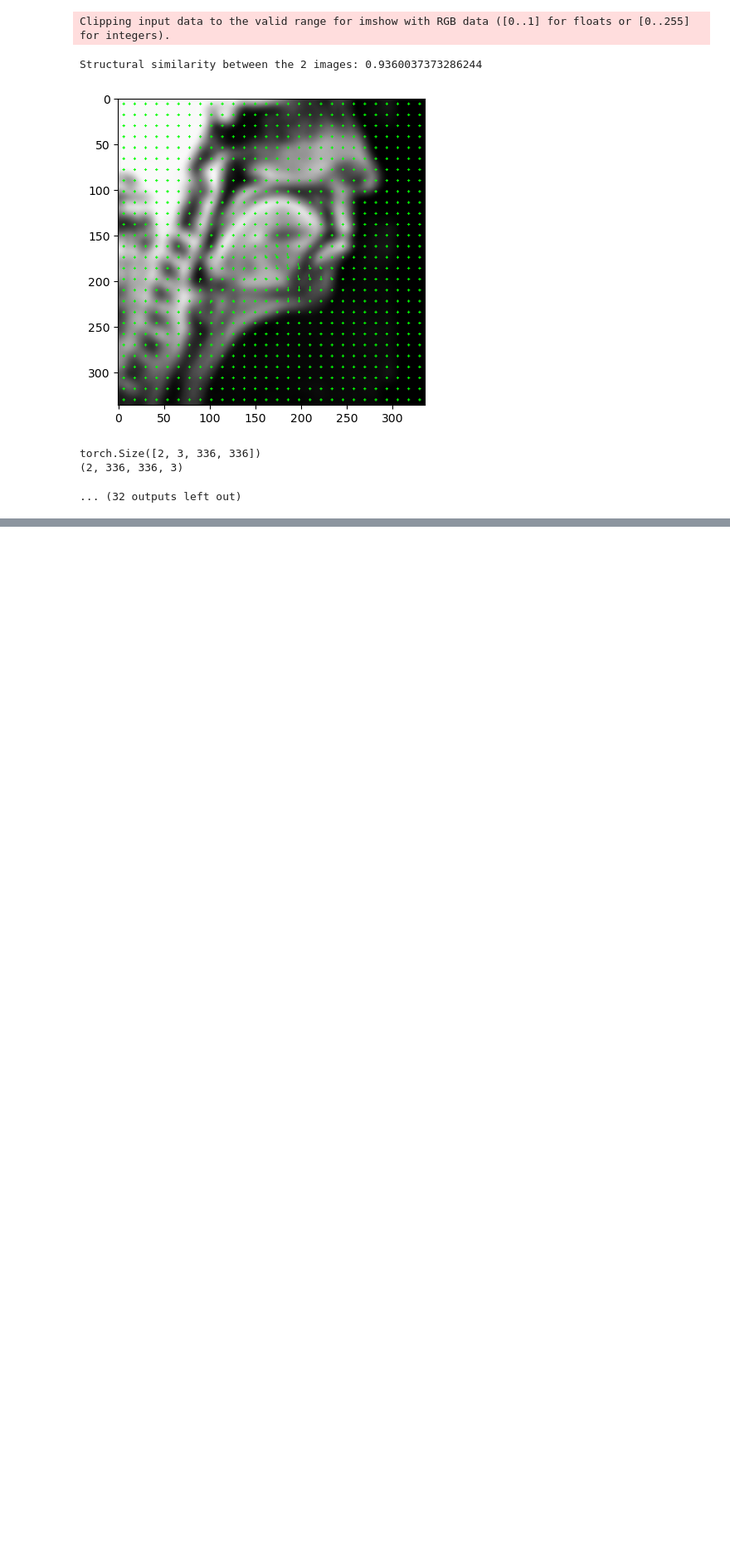
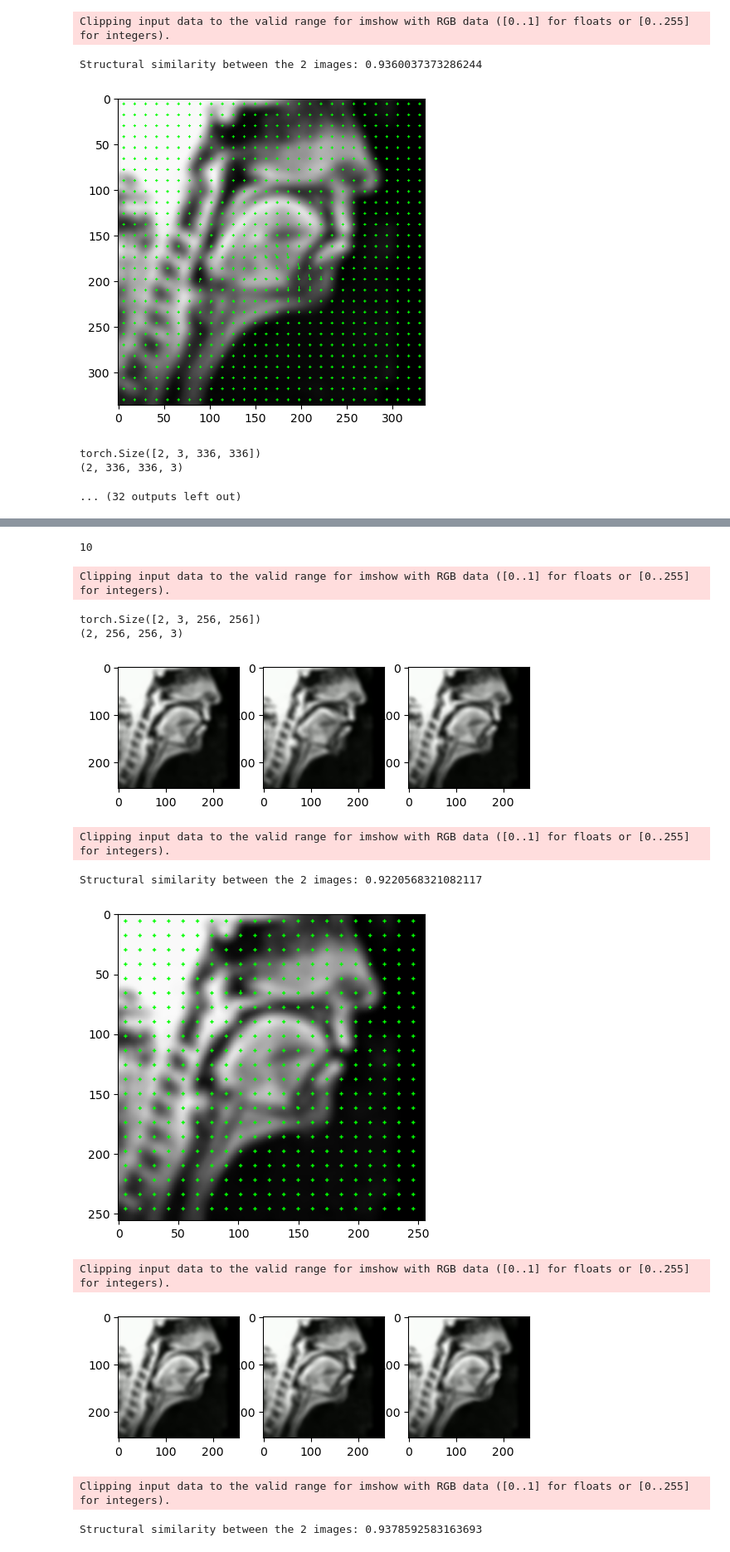
Before and after one commit to mishined/FYP, a Jupyter notebook: RAFT_for_all.ipynb, the cells around one changed output, grey strips where cells are left out. Shown at 83% size. Cells and saved outputs as stored; diff of their text form; code cells hidden in the pictures; blank space fills up the shorter version.

```diff
--- a/RAFT_for_all.ipynb
+++ b/RAFT_for_all.ipynb
@@ -419,0 +444,20 @@ torch.Size([2, 3, 336, 336])
+# %%
+len(c[:10])
+# %% [output]
+10
+# %%
+for i in range(len(c[2:27])):
+
+    evaluate_raft_2(b[i][0], b[i][1], c[i], 'backward')
+# %% [output]
+Clipping input data to the valid range for imshow with RGB data ([0..1] for floats or [0..255] for integers).
+torch.Size([2, 3, 256, 256])
+(2, 256, 256, 3)
+[figure, added]
+Clipping input data to the valid range for imshow with RGB data ([0..1] for floats or [0..255] for integers).
+Structural similarity between the 2 images: 0.9220568321082117
+[figure, added]
+Clipping input data to the valid range for imshow with RGB data ([0..1] for floats or [0..255] for integers).
+[figure, added]
+Clipping input data to the valid range for imshow with RGB data ([0..1] for floats or [0..255] for integers).
+Structural similarity between the 2 images: 0.9378592583163693
```
Also changed, not shown: parts of 11 cells of this notebook, 3 other files.
